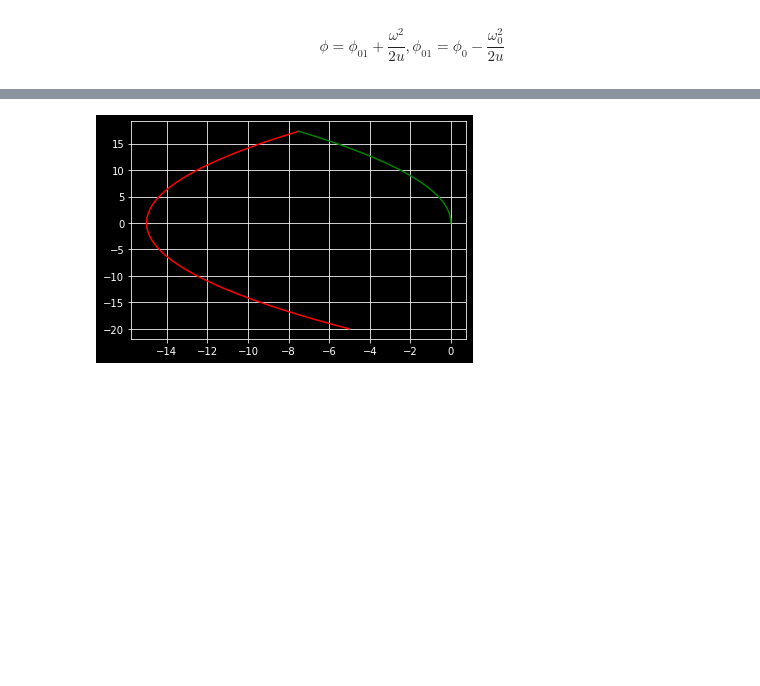
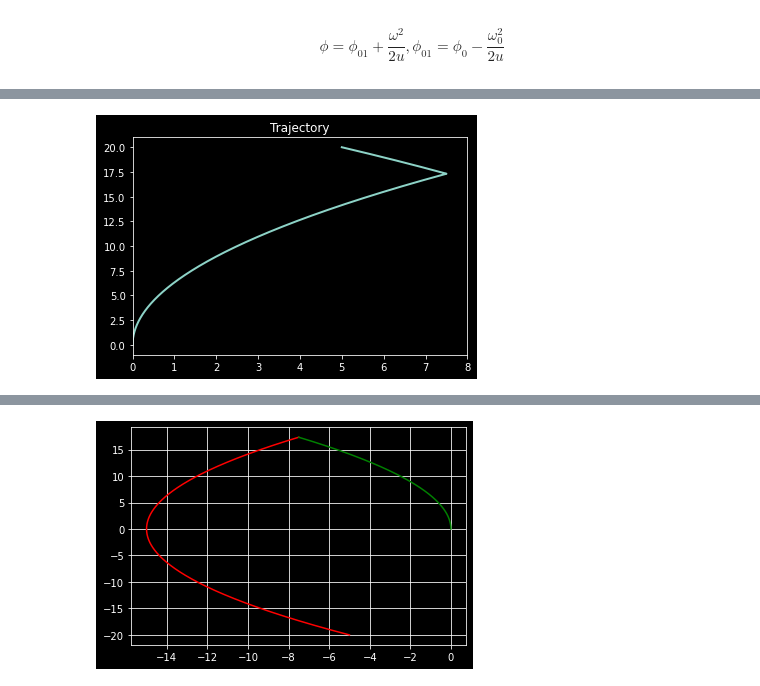
Before and after one commit to MariaKlimova/teorupr6, a Jupyter notebook: singleAxeRotation.ipynb, the cells around one changed output, grey strips where cells are left out. Drawn from its saved outputs; the diff is of its cells as text; code cells hidden in the pictures; blank space fills up the shorter version.

```diff
--- a/singleAxeRotation.ipynb
+++ b/singleAxeRotation.ipynb
@@ -120,0 +125,4 @@ class trajectory:
+# %%
+trajectory(5, 20, 20).create_animation([0, 8], [-1, 21], 'tr1.gif')
+# %% [output]
+[figure, added]
```
Also changed, not shown: parts of 6 cells of this notebook, 6 other files.
